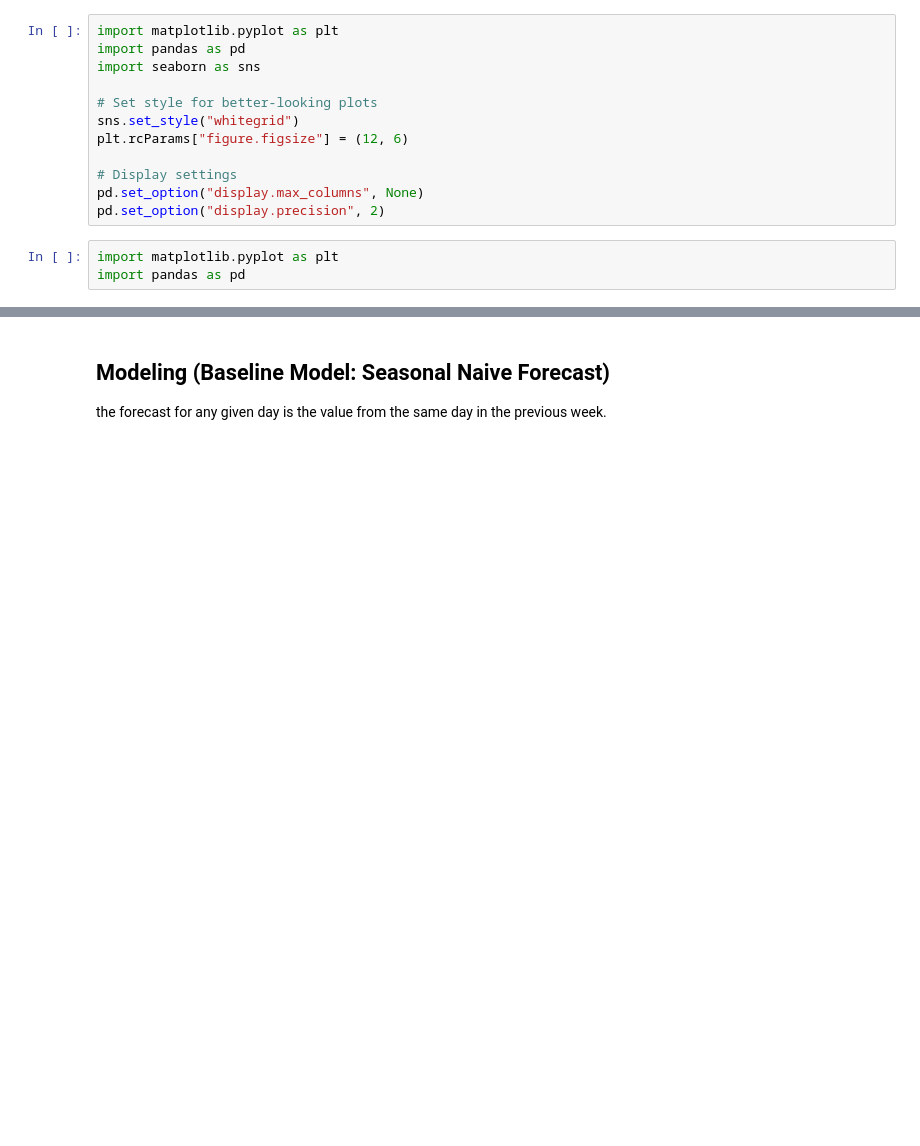
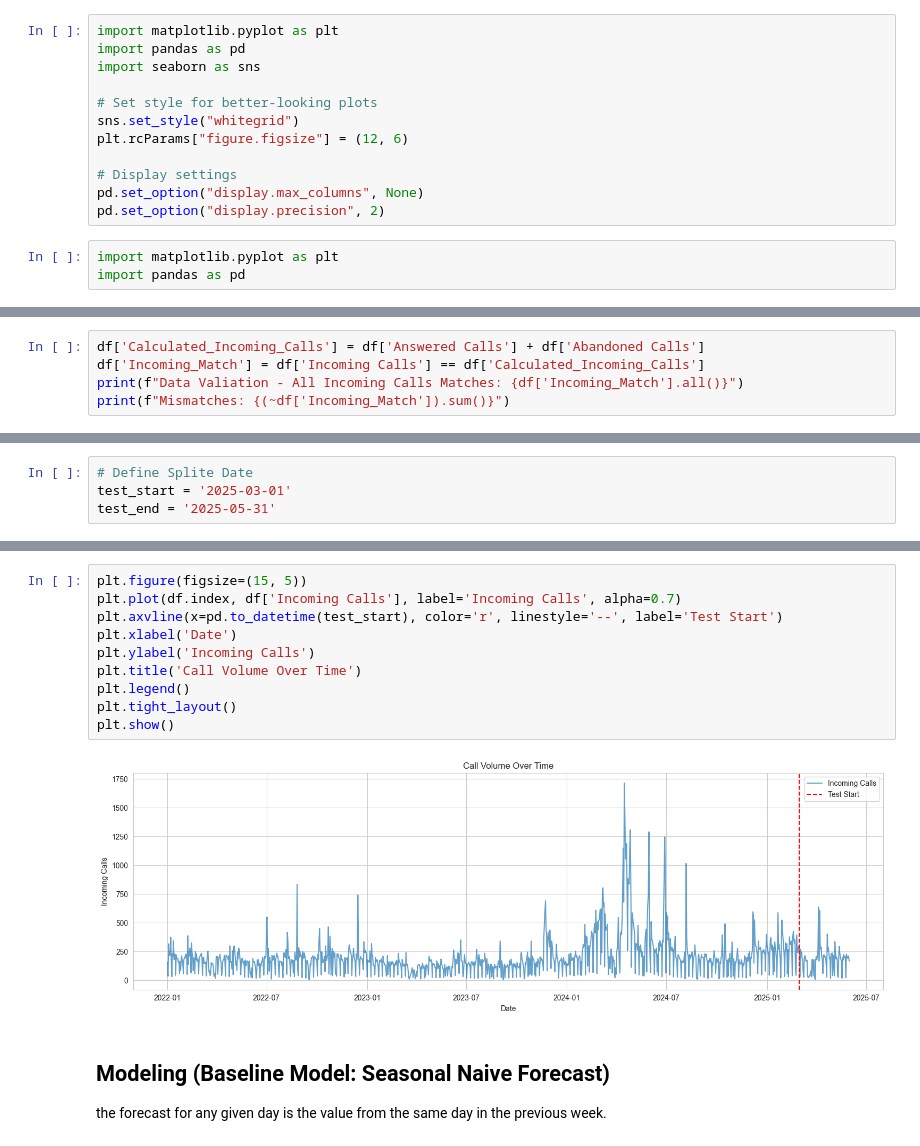
Before and after one commit to UCSD-Intuit-Data-Science-Initiative/UCSD-Intuit-DS-Capstone-project-Jackie, a Jupyter notebook: notebooks/02-model.ipynb, the cells around one changed output, grey strips where cells are left out. Drawn from its saved outputs; the diff is of its cells as text; blank space fills up the shorter version.

```diff
--- a/notebooks/02-model.ipynb
+++ b/notebooks/02-model.ipynb
@@ -20,0 +61,5 @@ df = pd.read_csv(call_data, parse_dates=["Date"])
+# %%
+df['Calculated_Incoming_Calls'] = df['Answered Calls'] + df['Abandoned Calls']
+df['Incoming_Match'] = df['Incoming Calls'] == df['Calculated_Incoming_Calls']
+print(f"Data Valiation - All Incoming Calls Matches: {df['Incoming_Match'].all()}")
+print(f"Mismatches: {(~df['Incoming_Match']).sum()}")
@@ -52,0 +163,4 @@ None
+# %%
+# Define Splite Date
+test_start = '2025-03-01'
+test_end = '2025-05-31'
@@ -53,3 +176,15 @@ None
+# %%
+plt.figure(figsize=(15, 5))
+plt.plot(df.index, df['Incoming Calls'], label='Incoming Calls', alpha=0.7)
+plt.axvline(x=pd.to_datetime(test_start), color='r', linestyle='--', label='Test Start')
+plt.xlabel('Date')
+plt.ylabel('Incoming Calls')
+plt.title('Call Volume Over Time')
+plt.legend()
+plt.tight_layout()
+plt.show()
+# %% [output]
+[figure, added]
 # %% [markdown]
 ## Modeling (Baseline Model: Seasonal Naive Forecast)
 the forecast for any given day is the value from the same day in the previous week.
```
Also changed, not shown: parts of 24 cells of this notebook.
